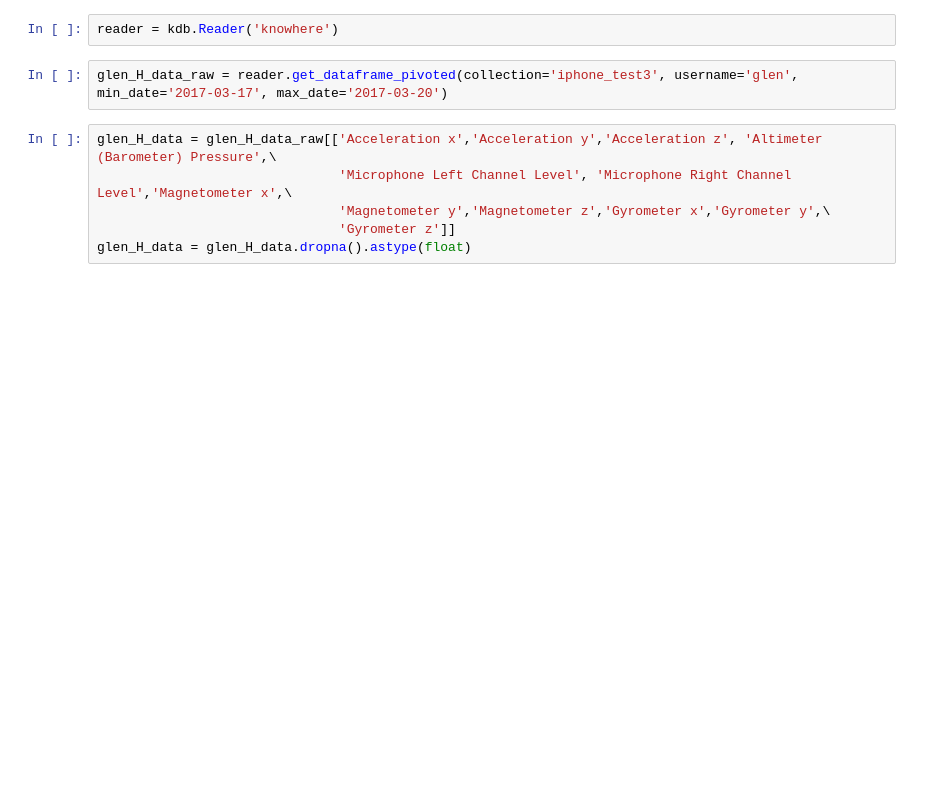
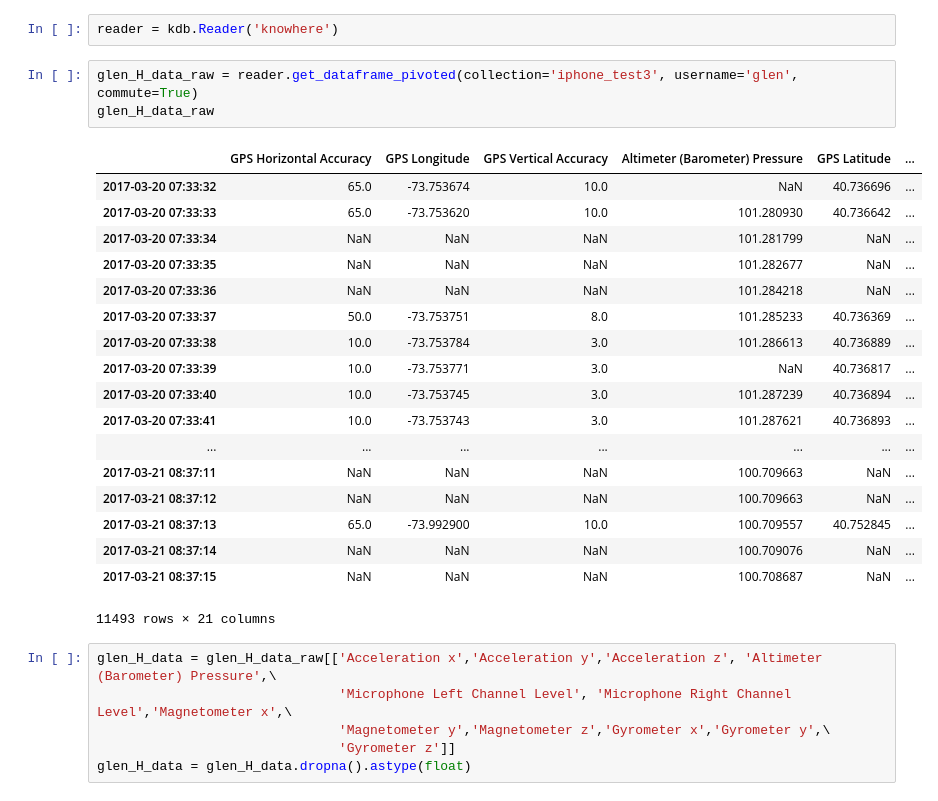
Before and after one commit to afeierman/Knowhere, a Jupyter notebook: code/PreprocessingiPhone.ipynb, the cells around one changed output. Drawn from its saved outputs; the diff is of its cells as text; blank space fills up the shorter version.

```diff
--- a/code/PreprocessingiPhone.ipynb
+++ b/code/PreprocessingiPhone.ipynb
@@ -17,7 +17,27 @@ from sklearn.ensemble import VotingClassifier
 # %%
 reader = kdb.Reader('knowhere')
 # %%
-glen_H_data_raw = reader.get_dataframe_pivoted(collection='iphone_test3', username='glen', min_date='2017-03-17', max_date='2017-03-20')
+glen_H_data_raw = reader.get_dataframe_pivoted(collection='iphone_test3', username='glen', commute=True)
+glen_H_data_raw
+# %% [output]
+|  | GPS Horizontal Accuracy | GPS Longitude | GPS Vertical Accuracy | Altimeter (Barometer) Pressure | GPS Latitude | ... |
+| 2017-03-20 07:33:32 | 65.0 | -73.753674 | 10.0 | NaN | 40.736696 | ... |
+| 2017-03-20 07:33:33 | 65.0 | -73.753620 | 10.0 | 101.280930 | 40.736642 | ... |
+| 2017-03-20 07:33:34 | NaN | NaN | NaN | 101.281799 | NaN | ... |
+| 2017-03-20 07:33:35 | NaN | NaN | NaN | 101.282677 | NaN | ... |
+| 2017-03-20 07:33:36 | NaN | NaN | NaN | 101.284218 | NaN | ... |
+| 2017-03-20 07:33:37 | 50.0 | -73.753751 | 8.0 | 101.285233 | 40.736369 | ... |
+| 2017-03-20 07:33:38 | 10.0 | -73.753784 | 3.0 | 101.286613 | 40.736889 | ... |
+| 2017-03-20 07:33:39 | 10.0 | -73.753771 | 3.0 | NaN | 40.736817 | ... |
+| 2017-03-20 07:33:40 | 10.0 | -73.753745 | 3.0 | 101.287239 | 40.736894 | ... |
+| 2017-03-20 07:33:41 | 10.0 | -73.753743 | 3.0 | 101.287621 | 40.736893 | ... |
+| ... | ... | ... | ... | ... | ... | ... |
+| 2017-03-21 08:37:11 | NaN | NaN | NaN | 100.709663 | NaN | ... |
+| 2017-03-21 08:37:12 | NaN | NaN | NaN | 100.709663 | NaN | ... |
+| 2017-03-21 08:37:13 | 65.0 | -73.992900 | 10.0 | 100.709557 | 40.752845 | ... |
+| 2017-03-21 08:37:14 | NaN | NaN | NaN | 100.709076 | NaN | ... |
+| 2017-03-21 08:37:15 | NaN | NaN | NaN | 100.708687 | NaN | ... |
+11493 rows × 21 columns
 # %%
 glen_H_data = glen_H_data_raw[['Acceleration x','Acceleration y','Acceleration z', 'Altimeter (Barometer) Pressure',\
                                'Microphone Left Channel Level', 'Microphone Right Channel Level','Magnetometer x',\
```
